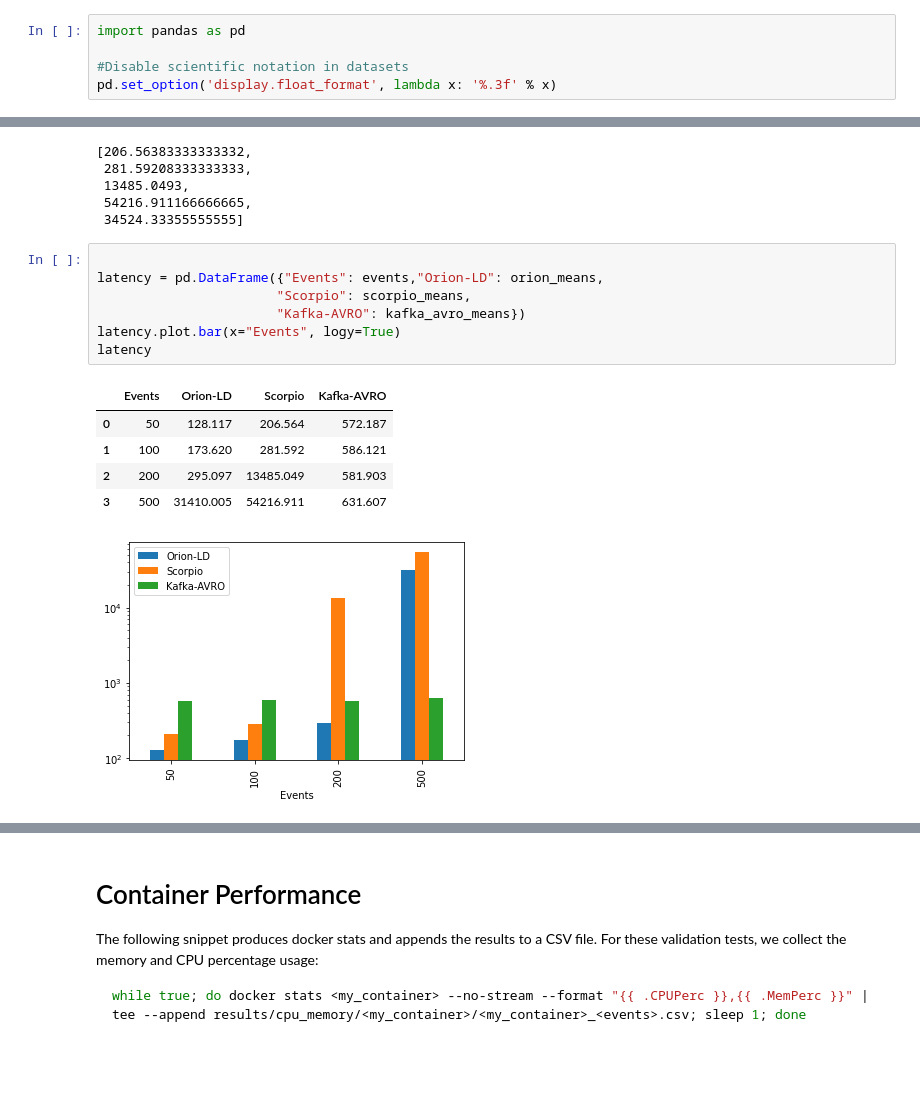
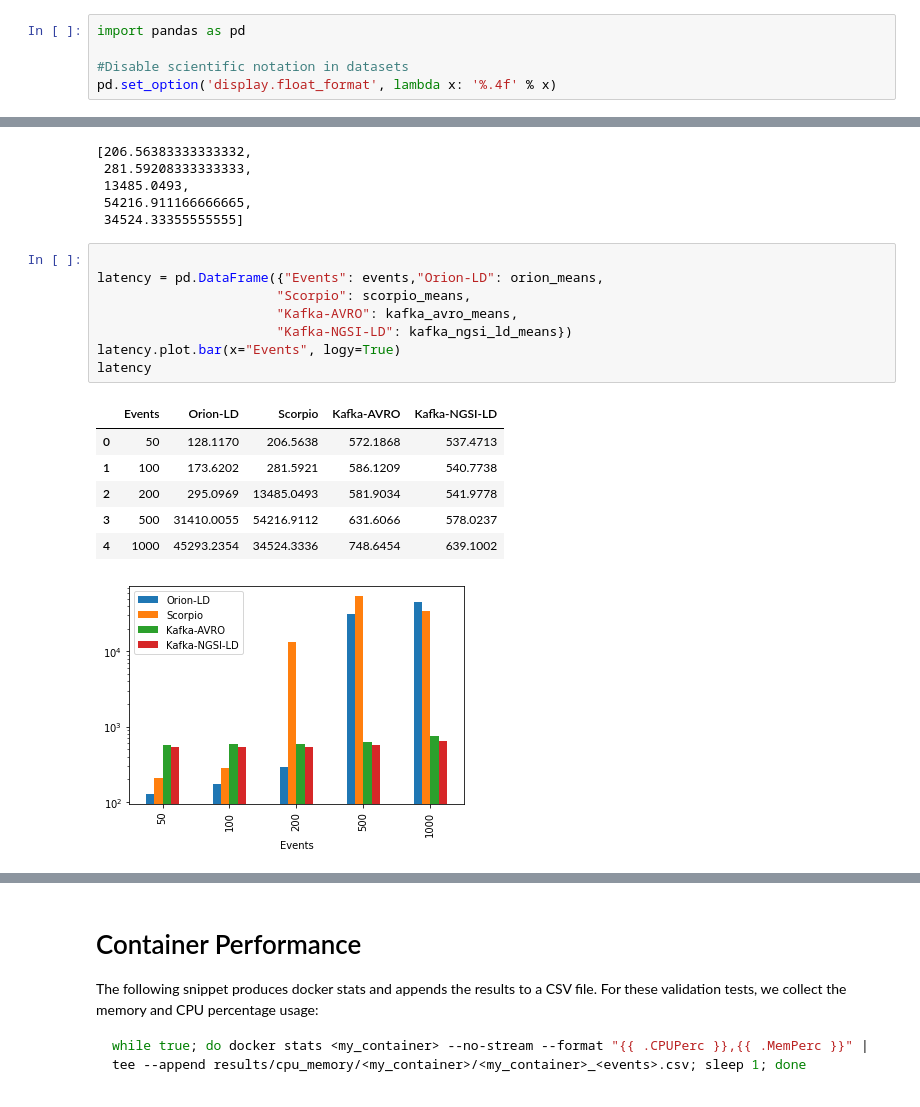
Before and after one commit to giros-dit/cim-prometheus-pipelines, a Jupyter notebook: Experiments.ipynb, the cells around one changed output, grey strips where cells are left out. Saved outputs shown, nothing was run; the diff lists cells and outputs as text; blank space fills up the shorter version.

```diff
--- a/Experiments.ipynb
+++ b/Experiments.ipynb
@@ -10,7 +10,7 @@ First, execute the tests from Apache NiFi for each number of events to be sent t
 import pandas as pd
 
 #Disable scientific notation in datasets
-pd.set_option('display.float_format', lambda x: '%.3f' % x)
+pd.set_option('display.float_format', lambda x: '%.4f' % x)
 # %% [markdown]
 Set list with number events per second configured for each experiment.
 # %%
@@ -140,17 +139,19 @@ scorpio_means
 # %%
 
 latency = pd.DataFrame({"Events": events,"Orion-LD": orion_means,
                        "Scorpio": scorpio_means,
-                       "Kafka-AVRO": kafka_avro_means})
+                       "Kafka-AVRO": kafka_avro_means,
+                       "Kafka-NGSI-LD": kafka_ngsi_ld_means})
 latency.plot.bar(x="Events", logy=True)
 latency
 # %% [output]
-|  | Events | Orion-LD | Scorpio | Kafka-AVRO |
-| 0 | 50 | 128.117 | 206.564 | 572.187 |
-| 1 | 100 | 173.620 | 281.592 | 586.121 |
-| 2 | 200 | 295.097 | 13485.049 | 581.903 |
-| 3 | 500 | 31410.005 | 54216.911 | 631.607 |
+|  | Events | Orion-LD | Scorpio | Kafka-AVRO | Kafka-NGSI-LD |
+| 0 | 50 | 128.1170 | 206.5638 | 572.1868 | 537.4713 |
+| 1 | 100 | 173.6202 | 281.5921 | 586.1209 | 540.7738 |
+| 2 | 200 | 295.0969 | 13485.0493 | 581.9034 | 541.9778 |
+| 3 | 500 | 31410.0055 | 54216.9112 | 631.6066 | 578.0237 |
+| 4 | 1000 | 45293.2354 | 34524.3336 | 748.6454 | 639.1002 |
-[figure, old version]
+[figure, new version]
 # %%
 latency = pd.DataFrame({"Events": events,"Kafka-NGSI-LD": kafka_ngsi_ld_means,
                         "Kafka-AVRO": kafka_avro_means })
```
Also changed, not shown: parts of 23 cells of this notebook, 40 other files.
